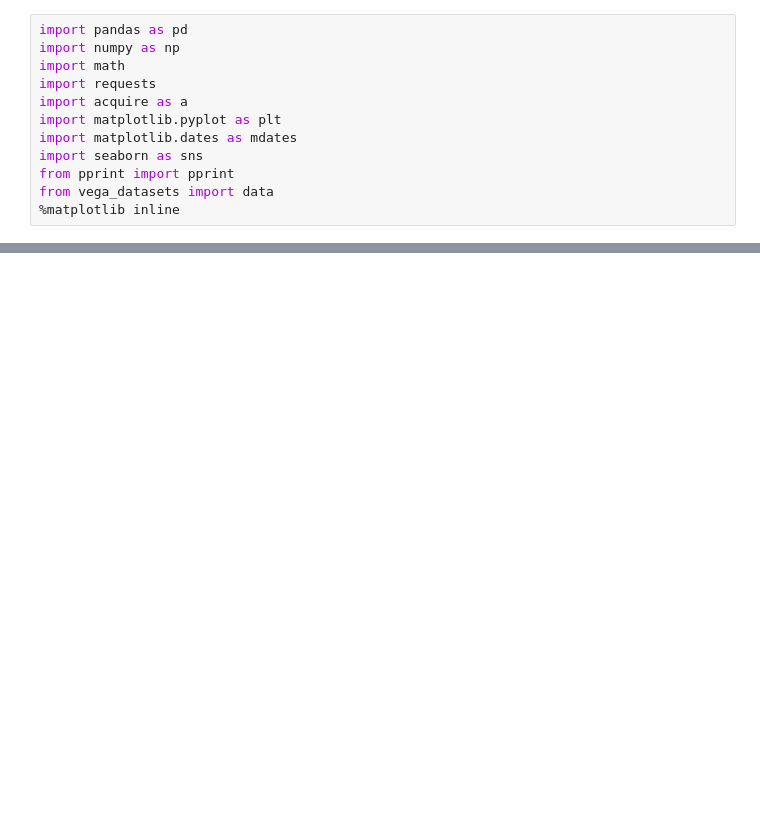
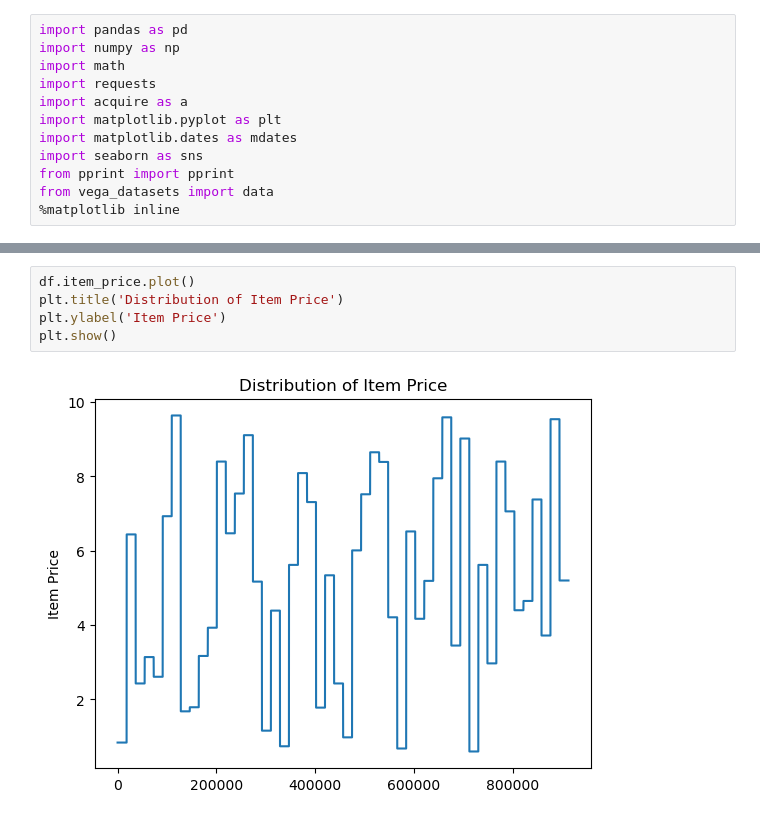
Before and after one commit to Segura-Jorge/time-series-exercises, a Jupyter notebook: prepare.ipynb, the cells around one changed output, grey strips where cells are left out. Cells and saved outputs as stored; diff of their text form; blank space fills up the shorter version.

```diff
--- a/prepare.ipynb
+++ b/prepare.ipynb
@@ -20,0 +65,7 @@ The end result of this exercise should be a file named `prepare.py`.
+# %%
+df.item_price.plot()
+plt.title('Distribution of Item Price')
+plt.ylabel('Item Price')
+plt.show()
+# %% [output]
+[figure, added]
```
Also changed, not shown: parts of 33 cells of this notebook, 3 other files.
